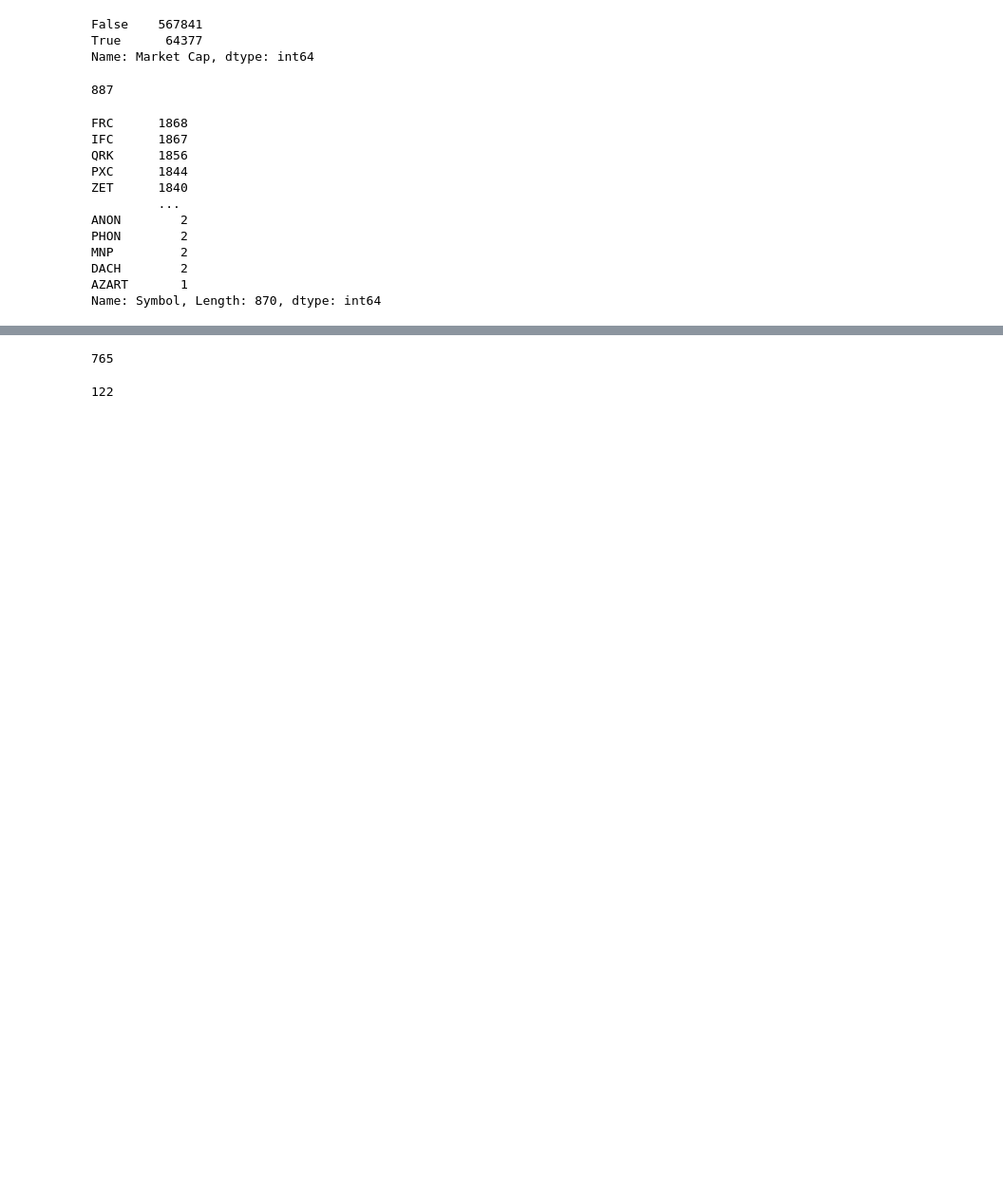
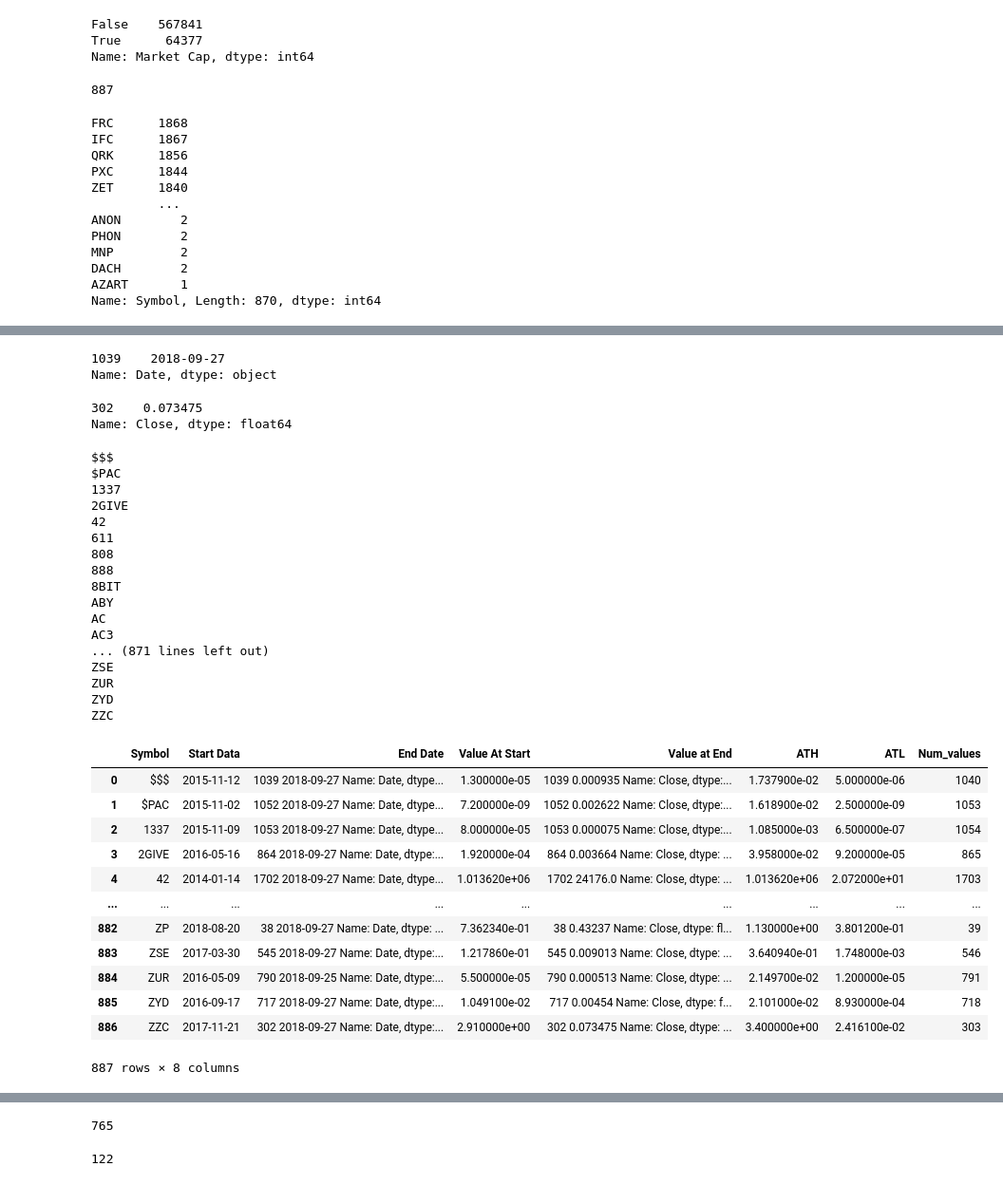
Before and after one commit to samjdedes/time_series_analysis, a Jupyter notebook: notebooks/EDA.ipynb, the cells around one changed output, grey strips where cells are left out. Shown: that part at 95% size. Cells and saved outputs as stored; diff of their text form; code cells hidden in the pictures; blank space fills up the shorter version.

Commit message:
Coin metadata EDA

```diff
--- a/notebooks/EDA.ipynb
+++ b/notebooks/EDA.ipynb
@@ -52,4 +52,4 @@ AZART       1
 Name: Symbol, Length: 870, dtype: int64
 # %%
 # create dataframe of meta data
-meta_data = pd.DataFrame(columns=['Symbol', 'Start Data', 'End Date', 'Value At Start', 'Value at End', 'Num_values'])
+meta_data = pd.DataFrame(columns=['Symbol', 'Start Data', 'End Date', 'Value At Start', 'Value at End', 'ATH', 'ATL', 'Num_values'])
@@ -55,0 +60,77 @@ meta_data = pd.DataFrame(columns=['Symbol', 'Start Data', 'End Date', 'Value At
+# %%
+df = ts[ts['Symbol']=='$$$']
+df.Date[-1:]
+# %% [output]
+1039    2018-09-27
+Name: Date, dtype: object
+# %%
+df.Close[-1:]
+# %% [output]
+302    0.073475
+Name: Close, dtype: float64
+# %%
+# find start, end dates and number of data points for each coin
+i=0
+for coin in ts.Symbol.unique():
+    # instantiate list to add to metadata frame
+    my_list = [coin]
+    df = ts[ts['Symbol'] == coin]
+
+    # find start date
+    my_list.append(df.Date[0])
+
+    # find end date
+    my_list.append(df.Date[-1:])
+
+    # find starting value
+    my_list.append(df.Open[0])
+
+    # find ending value
+    my_list.append(df.Close[-1:])
+
+    # find all time high
+    my_list.append(max(max(df.Open), max(df.Close)))
+
+    # find all time low
+    my_list.append(min(min(df.Open), min(df.Close)))
+
+    # find number of entries
+    my_list.append(df.shape[0])
+
+    # add coin info to df
+    meta_data.loc[i] = my_list
+#     print(coin)
+    i+=1
+
+meta_data
+# %% [output]
+$$$
+$PAC
+1337
+2GIVE
+42
+611
+808
+888
+8BIT
+ABY
+AC
+AC3
+... (871 lines left out)
+ZSE
+ZUR
+ZYD
+ZZC
+|  | Symbol | Start Data | End Date | Value At Start | Value at End | ATH | ATL | Num_values |
+| 0 | $$$ | 2015-11-12 | 1039 2018-09-27 Name: Date, dtype... | 1.300000e-05 | 1039 0.000935 Name: Close, dtype:... | 1.737900e-02 | 5.000000e-06 | 1040 |
+| 1 | $PAC | 2015-11-02 | 1052 2018-09-27 Name: Date, dtype... | 7.200000e-09 | 1052 0.002622 Name: Close, dtype:... | 1.618900e-02 | 2.500000e-09 | 1053 |
+| 2 | 1337 | 2015-11-09 | 1053 2018-09-27 Name: Date, dtype... | 8.000000e-05 | 1053 0.000075 Name: Close, dtype:... | 1.085000e-03 | 6.500000e-07 | 1054 |
+| 3 | 2GIVE | 2016-05-16 | 864 2018-09-27 Name: Date, dtype:... | 1.920000e-04 | 864 0.003664 Name: Close, dtype: ... | 3.958000e-02 | 9.200000e-05 | 865 |
+| 4 | 42 | 2014-01-14 | 1702 2018-09-27 Name: Date, dtype... | 1.013620e+06 | 1702 24176.0 Name: Close, dtype: ... | 1.013620e+06 | 2.072000e+01 | 1703 |
+| ... | ... | ... | ... | ... | ... | ... | ... | ... |
+| 882 | ZP | 2018-08-20 | 38 2018-09-27 Name: Date, dtype: ... | 7.362340e-01 | 38 0.43237 Name: Close, dtype: fl... | 1.130000e+00 | 3.801200e-01 | 39 |
+| 883 | ZSE | 2017-03-30 | 545 2018-09-27 Name: Date, dtype:... | 1.217860e-01 | 545 0.009013 Name: Close, dtype: ... | 3.640940e-01 | 1.748000e-03 | 546 |
+| 884 | ZUR | 2016-05-09 | 790 2018-09-25 Name: Date, dtype:... | 5.500000e-05 | 790 0.000513 Name: Close, dtype: ... | 2.149700e-02 | 1.200000e-05 | 791 |
+| 885 | ZYD | 2016-09-17 | 717 2018-09-27 Name: Date, dtype:... | 1.049100e-02 | 717 0.00454 Name: Close, dtype: f... | 2.101000e-02 | 8.930000e-04 | 718 |
+| 886 | ZZC | 2017-11-21 | 302 2018-09-27 Name: Date, dtype:... | 2.910000e+00 | 302 0.073475 Name: Close, dtype: ... | 3.400000e+00 | 2.416100e-02 | 303 |
+887 rows × 8 columns
```
Also changed, not shown: parts of 7 cells of this notebook.
